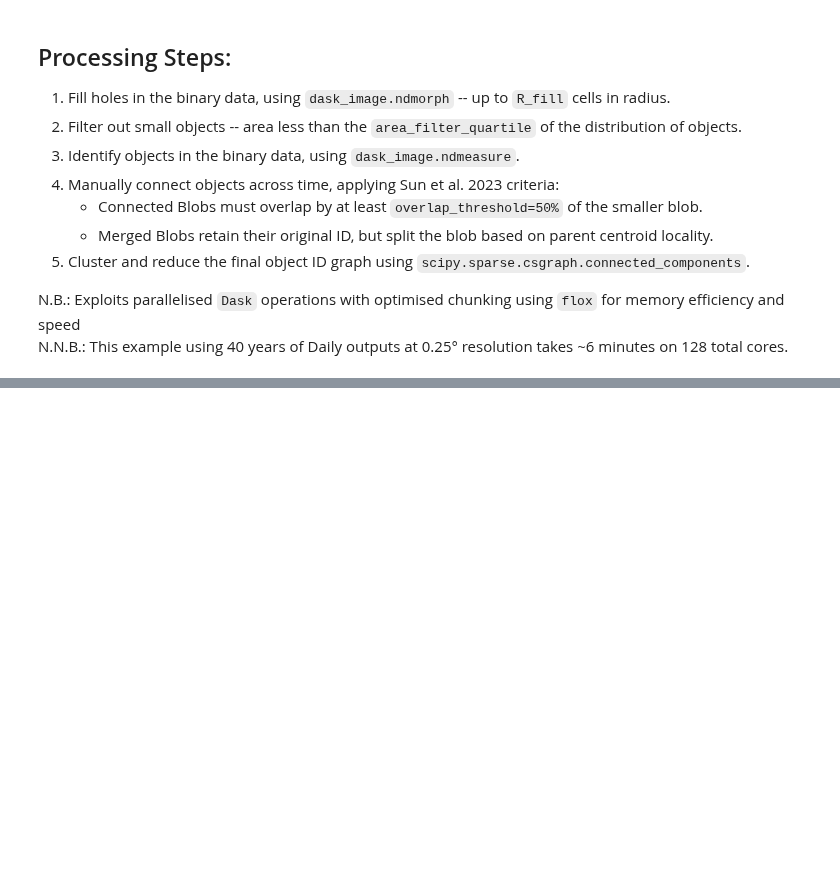
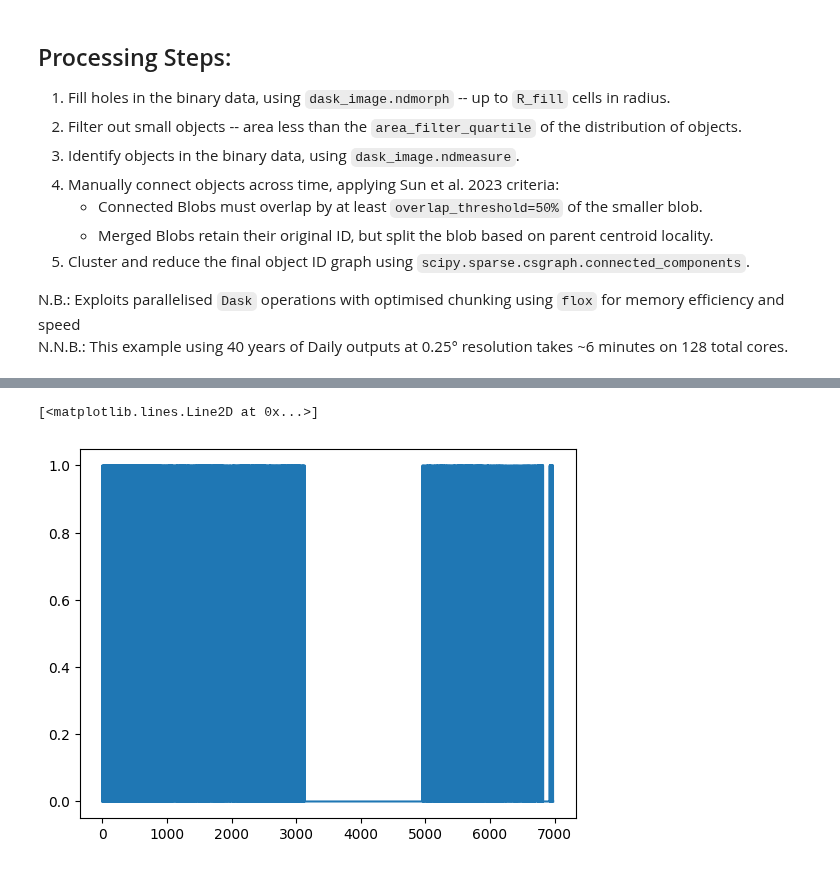
Before and after one commit to wienkers/spot_the_blOb, a Jupyter notebook: notebooks/02_id_track_events.ipynb, the cells around one changed output, grey strips where cells are left out. Saved outputs shown, nothing was run; the diff lists cells and outputs as text; code cells hidden in the pictures; blank space fills up the shorter version.

```diff
--- a/notebooks/02_id_track_events.ipynb
+++ b/notebooks/02_id_track_events.ipynb
@@ -315,0 +157,17 @@ blob_props.isel(ID=1011)
+# %%
+## ID_clusters now is a list of lists of equivalent blob IDs that have been tracked across time
+#  We now need to replace all IDs in blob_id_field_unique that match the equivalent_IDs with the list index:  This is the new/final ID field.
+
+# Create a dictionary to map IDs to the new cluster indices
+min_int32 = np.iinfo(np.int32).min
+max_old_ID = blob_id_field_unique.max().compute().data
+ID_to_cluster_index_array = np.full(max_old_ID + 1, min_int32, dtype=np.int32)
+
+# Fill the lookup array with cluster indices
+for index, cluster in enumerate(ID_clusters):
+    for ID in cluster:
+        ID_to_cluster_index_array[ID] = np.int32(index+1) # Because these are the connected IDs, there are many fewer!
+                                                            #  Add 1 so that ID = 0 is still invalid/no object
+
+# N.B.: **Need to pass da into apply_ufunc, otherwise it doesn't manage the memory correctly with large shared-mem numpy arrays**
+ID_to_cluster_index_da = xr.DataArray(ID_to_cluster_index_array, dims='ID', coords={'ID': np.arange(max_old_ID + 1)})
@@ -315,0 +185,5 @@ blob_props.isel(ID=1011)
+# %%
+plt.plot(ID_to_cluster_index_array == 1)
+# %% [output]
+[<matplotlib.lines.Line2D at 0x...>]
+[figure, added]
```
Also changed, not shown: parts of 51 cells of this notebook, 1 other file.
